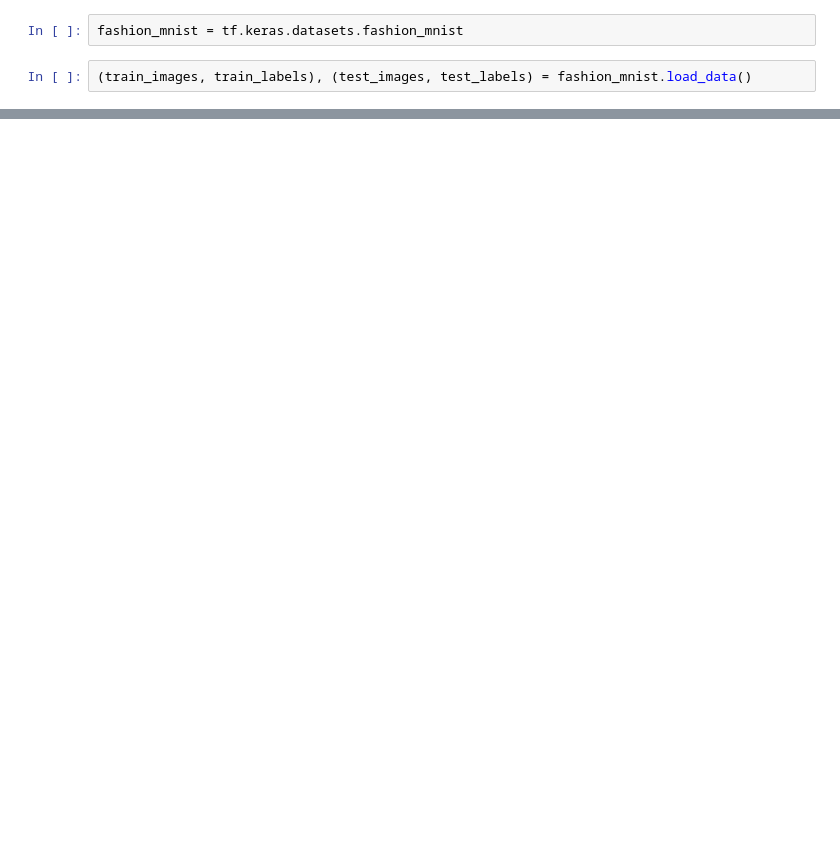
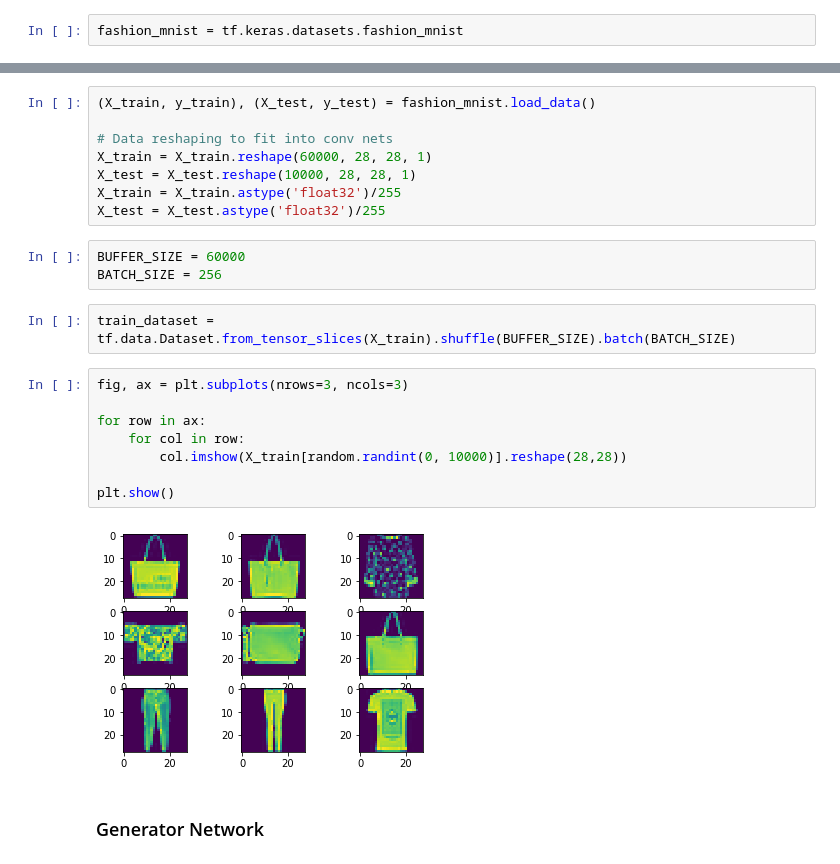
Before and after one commit to zayyarlin/fashion_gan, a Jupyter notebook: Fashion GAN.ipynb, the cells around one changed output, grey strips where cells are left out. Drawn from its saved outputs; the diff is of its cells as text; blank space fills up the shorter version.

Commit message:
Fashion GAN

```diff
--- a/Fashion GAN.ipynb
+++ b/Fashion GAN.ipynb
@@ -3,4 +21,2 @@ import tensorflow as tf
 # %%
 fashion_mnist = tf.keras.datasets.fashion_mnist
-# %%
-(train_images, train_labels), (test_images, test_labels) = fashion_mnist.load_data()
@@ -34,0 +23,25 @@ array([[[0, 0, 0, ..., 0, 0, 0],
+# %%
+(X_train, y_train), (X_test, y_test) = fashion_mnist.load_data()
+
+# Data reshaping to fit into conv nets
+X_train = X_train.reshape(60000, 28, 28, 1)
+X_test = X_test.reshape(10000, 28, 28, 1)
+X_train = X_train.astype('float32')/255
+X_test = X_test.astype('float32')/255
+# %%
+BUFFER_SIZE = 60000
+BATCH_SIZE = 256
+# %%
+train_dataset = tf.data.Dataset.from_tensor_slices(X_train).shuffle(BUFFER_SIZE).batch(BATCH_SIZE)
+# %%
+fig, ax = plt.subplots(nrows=3, ncols=3)
+
+for row in ax:
+    for col in row:
+        col.imshow(X_train[random.randint(0, 10000)].reshape(28,28))
+
+plt.show()
+# %% [output]
+[figure, added]
+# %% [markdown]
+### Generator Network
```
Also changed, not shown: parts of 29 cells of this notebook, 13 other files.
